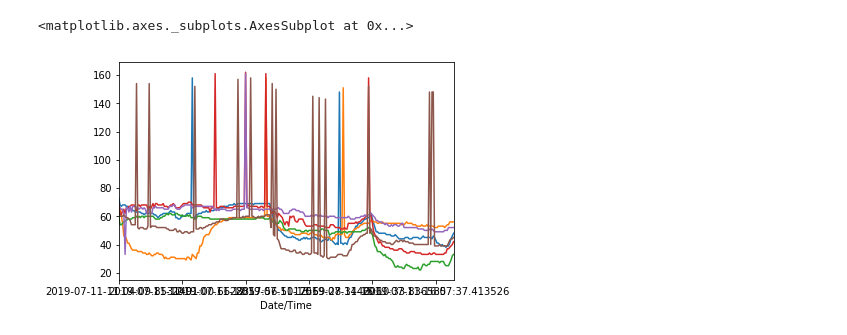
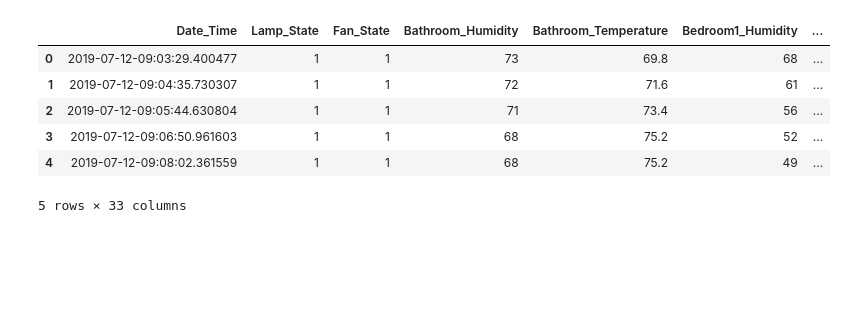
Before and after one commit to tjburns/UCF-REU-SmartHome, a Jupyter notebook: analysis.ipynb, the cells around one changed output. Saved outputs shown, nothing was run; the diff lists cells and outputs as text; code cells hidden in the pictures; blank space fills up the shorter version.

```diff
--- a/analysis.ipynb
+++ b/analysis.ipynb
@@ -29,11 +6,19 @@ df.Livingroom1_Temperature.plot()
-# %%
-plt.figure()
-df.Bathroom_Humidity.plot()
-df.Bedroom1_Humidity.plot()
-df.Bedroom2_Humidity.plot()
-df.Kitchen_Humidity.plot()
-df.Diningroom_Humidity.plot()
-df.Livingroom1_Humidity.plot()
-# %% [output]
-<matplotlib.axes._subplots.AxesSubplot at 0x...>
-[figure, removed]
+# %%
+df = pd.read_csv('./datasets/combined_data_set3.csv')
+random_dataset2_df = df.values
+
+date_time = pd.to_datetime(df["Date_Time"])
+hour = date_time.dt.hour
+minute = date_time.dt.minute
+#print(hour)
+#print(minute)
+
+df.head()
+# %% [output]
+|  | Date_Time | Lamp_State | Fan_State | Bathroom_Humidity | Bathroom_Temperature | Bedroom1_Humidity | ... |
+| 0 | 2019-07-12-09:03:29.400477 | 1 | 1 | 73 | 69.8 | 68 | ... |
+| 1 | 2019-07-12-09:04:35.730307 | 1 | 1 | 72 | 71.6 | 61 | ... |
+| 2 | 2019-07-12-09:05:44.630804 | 1 | 1 | 71 | 73.4 | 56 | ... |
+| 3 | 2019-07-12-09:06:50.961603 | 1 | 1 | 68 | 75.2 | 52 | ... |
+| 4 | 2019-07-12-09:08:02.361559 | 1 | 1 | 68 | 75.2 | 49 | ... |
+5 rows × 33 columns
```
Also changed, not shown: parts of 7 cells of this notebook, 4 other files.
